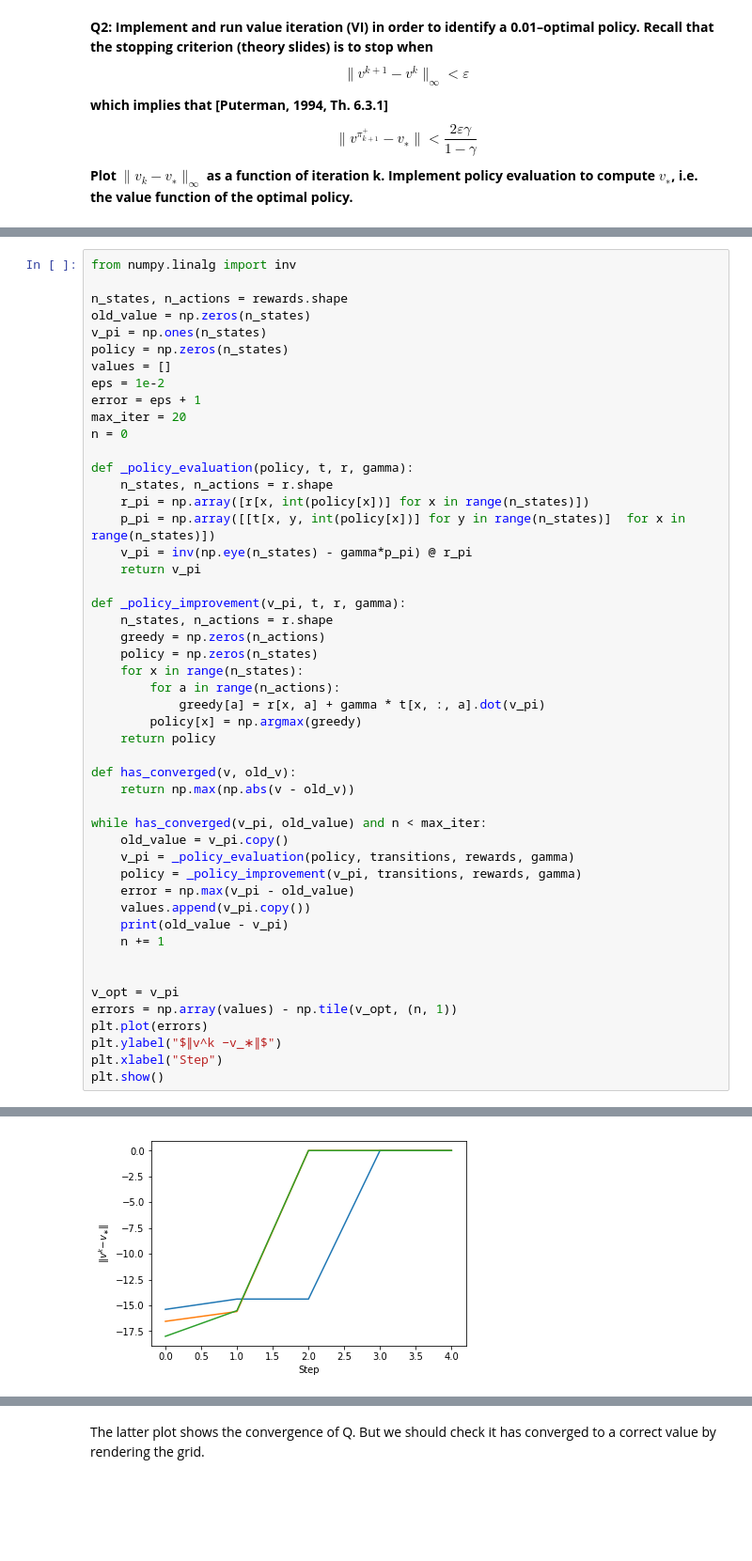
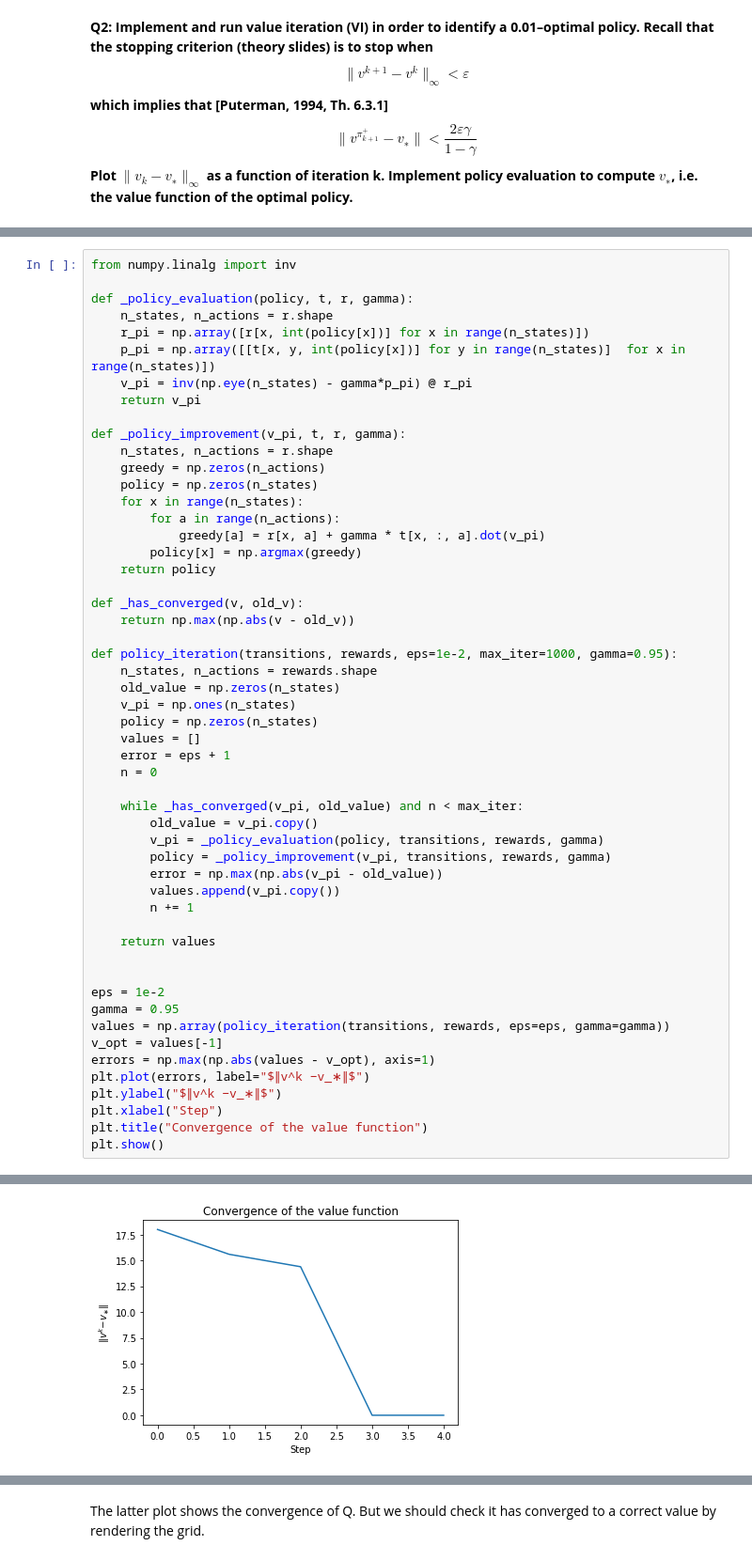
Before and after one commit to plguhur/MVA, a Jupyter notebook: TP-RL-1.ipynb, the cells around one changed output, grey strips where cells are left out. Shown at 94% size. Cells and saved outputs as stored; diff of their text form; blank space fills up the shorter version.

```diff
--- a/TP-RL-1.ipynb
+++ b/TP-RL-1.ipynb
@@ -78,16 +83,6 @@ plt.show()
 The initial policy given is the optimal policy. So we initialize our algorithm with $π0 = [a0, a1, a2]$
 # %%
 from numpy.linalg import inv
-
-n_states, n_actions = rewards.shape
-old_value = np.zeros(n_states)
-v_pi = np.ones(n_states)
-policy = np.zeros(n_states)
-values = []
-eps = 1e-2
-error = eps + 1
-max_iter = 20
-n = 0
 
 def _policy_evaluation(policy, t, r, gamma):
     n_states, n_actions = r.shape
@@ -106,23 +101,37 @@ def _policy_improvement(v_pi, t, r, gamma):
         policy[x] = np.argmax(greedy)
     return policy
 
-def has_converged(v, old_v):
+def _has_converged(v, old_v):
     return np.max(np.abs(v - old_v))
 
-while has_converged(v_pi, old_value) and n < max_iter:
-    old_value = v_pi.copy()
-    v_pi = _policy_evaluation(policy, transitions, rewards, gamma)
-    policy = _policy_improvement(v_pi, transitions, rewards, gamma)
-    error = np.max(v_pi - old_value)
-    values.append(v_pi.copy())
-    print(old_value - v_pi)
-    n += 1
+def policy_iteration(transitions, rewards, eps=1e-2, max_iter=1000, gamma=0.95):
+    n_states, n_actions = rewards.shape
+    old_value = np.zeros(n_states)
+    v_pi = np.ones(n_states)
+    policy = np.zeros(n_states)
+    values = []
+    error = eps + 1
+    n = 0
+
+    while _has_converged(v_pi, old_value) and n < max_iter:
+        old_value = v_pi.copy()
+        v_pi = _policy_evaluation(policy, transitions, rewards, gamma)
+        policy = _policy_improvement(v_pi, transitions, rewards, gamma)
+        error = np.max(np.abs(v_pi - old_value))
+        values.append(v_pi.copy())
+        n += 1
+
+    return values
 
 
-v_opt = v_pi
-errors = np.array(values) - np.tile(v_opt, (n, 1))
-plt.plot(errors)
+eps = 1e-2
+gamma = 0.95
+values = np.array(policy_iteration(transitions, rewards, eps=eps, gamma=gamma))
+v_opt = values[-1]
+errors = np.max(np.abs(values - v_opt), axis=1)
+plt.plot(errors, label="$∥v^k −v_∗∥$")
 plt.ylabel("$∥v^k −v_∗∥$")
 plt.xlabel("Step")
+plt.title("Convergence of the value function")
 plt.show()
 # %% [output]
@@ -134,2 +138,2 @@ plt.show()
-[figure, old version]
+[figure, new version]
 # %% [markdown]
```
Also changed, not shown: parts of 25 cells of this notebook.
